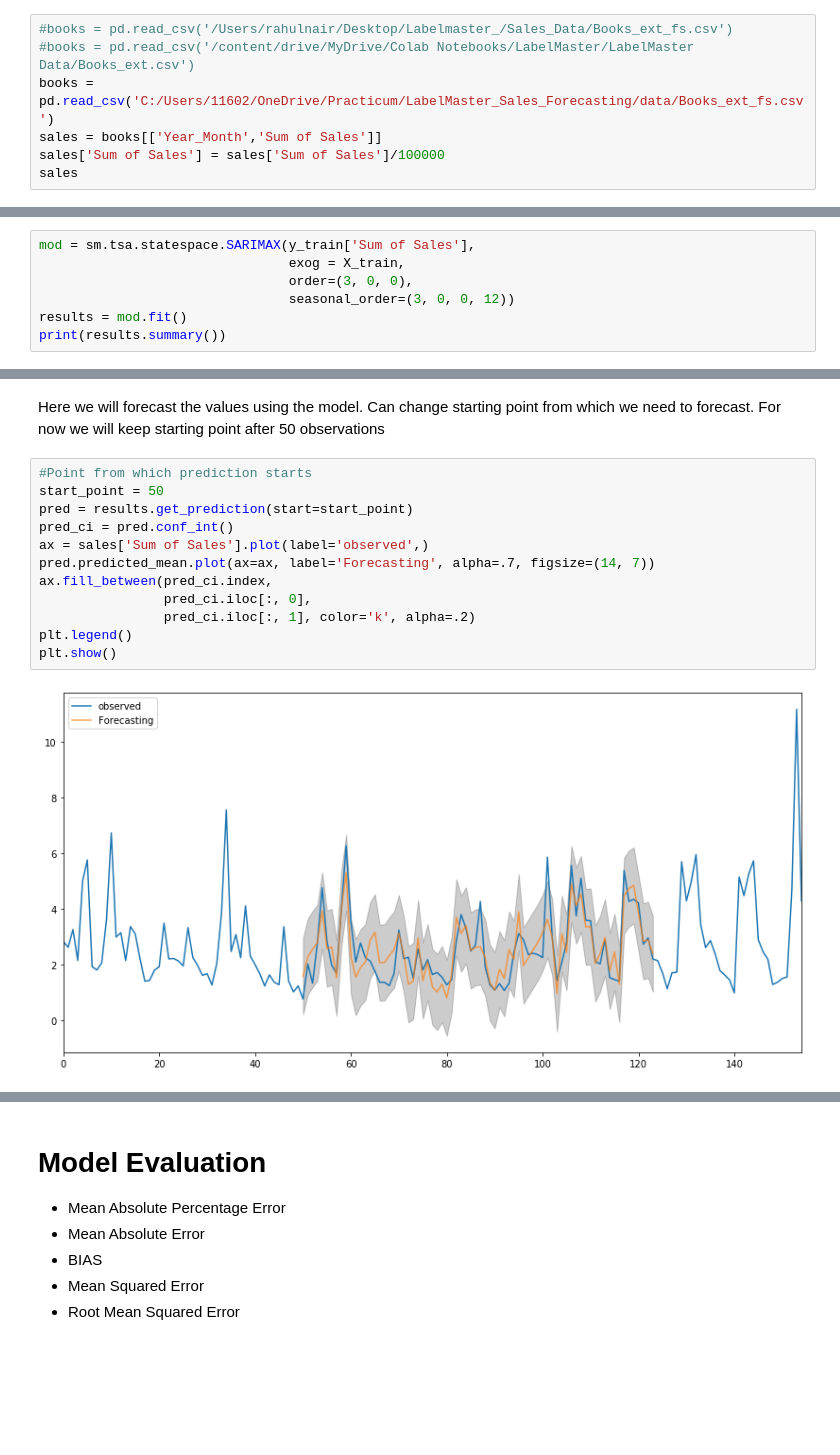
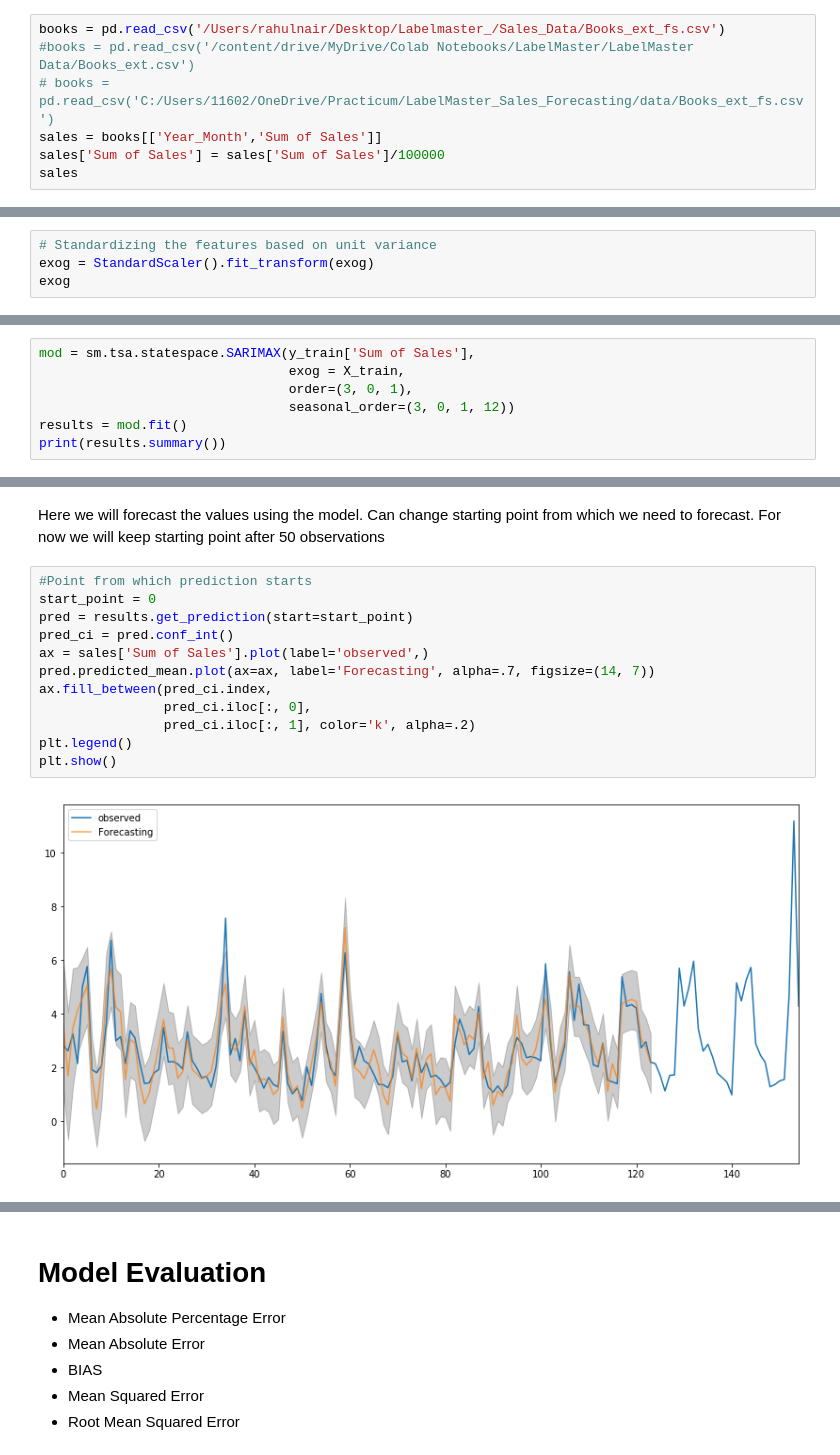
Before and after one commit to rnair7163/LabelMaster_Sales_Forecasting, a Jupyter notebook: src/Data_Modeling/books_sarima_exog_splited.ipynb, the cells around one changed output, grey strips where cells are left out. Drawn from its saved outputs; the diff is of its cells as text; blank space fills up the shorter version.

Commit message:
scales the variables

```diff
--- a/src/Data_Modeling/books_sarima_exog_splited.ipynb
+++ b/src/Data_Modeling/books_sarima_exog_splited.ipynb
@@ -23,9 +24,9 @@ from tqdm import tqdm_notebook
 
 import Model_Evaluation as me
 # %%
-#books = pd.read_csv('/Users/rahulnair/Desktop/Labelmaster_/Sales_Data/Books_ext_fs.csv')
+books = pd.read_csv('/Users/rahulnair/Desktop/Labelmaster_/Sales_Data/Books_ext_fs.csv')
 #books = pd.read_csv('/content/drive/MyDrive/Colab Notebooks/LabelMaster/LabelMaster Data/Books_ext.csv')
-books = pd.read_csv('C:/Users/11602/OneDrive/Practicum/LabelMaster_Sales_Forecasting/data/Books_ext_fs.csv')
+# books = pd.read_csv('C:/Users/11602/OneDrive/Practicum/LabelMaster_Sales_Forecasting/data/Books_ext_fs.csv')
 sales = books[['Year_Month','Sum of Sales']]
 sales['Sum of Sales'] = sales['Sum of Sales']/100000
 sales
@@ -61,3 +62,7 @@ exog
 | 153 | 62870.759335 | 94.367218 | 4436.920215 | 6523.796564 | ... |
 | 154 | 63237.027387 | 95.404858 | 4457.161049 | 6528.943165 | ... |
 155 rows × 70 columns
+# %%
+# Standardizing the features based on unit variance
+exog = StandardScaler().fit_transform(exog)
+exog
@@ -179,8 +212,8 @@ The above output suggests that SARIMAX(3,0,0)(3,0,0,12) yields the lowest AIC va
 # %%
 mod = sm.tsa.statespace.SARIMAX(y_train['Sum of Sales'],
                                 exog = X_train,
-                                order=(3, 0, 0),
-                                seasonal_order=(3, 0, 0, 12))
+                                order=(3, 0, 1),
+                                seasonal_order=(3, 0, 1, 12))
 results = mod.fit()
 print(results.summary())
 # %% [output]
@@ -210,18 +243,18 @@ plt.show()
 Here we will forecast the values using the model. Can change starting point from which we need to forecast. For now we will keep starting point after 50 observations
 # %%
 #Point from which prediction starts
-start_point = 50
+start_point = 0
 pred = results.get_prediction(start=start_point)
 pred_ci = pred.conf_int()
 ax = sales['Sum of Sales'].plot(label='observed',)
 pred.predicted_mean.plot(ax=ax, label='Forecasting', alpha=.7, figsize=(14, 7))
 ax.fill_between(pred_ci.index,
                 pred_ci.iloc[:, 0],
                 pred_ci.iloc[:, 1], color='k', alpha=.2)
 plt.legend()
 plt.show()
 # %% [output]
-[figure, old version]
+[figure, new version]
 # %%
 results.forecast(steps=31,exog=X_test)
 # %% [output]
```
Also changed, not shown: parts of 15 cells of this notebook.
